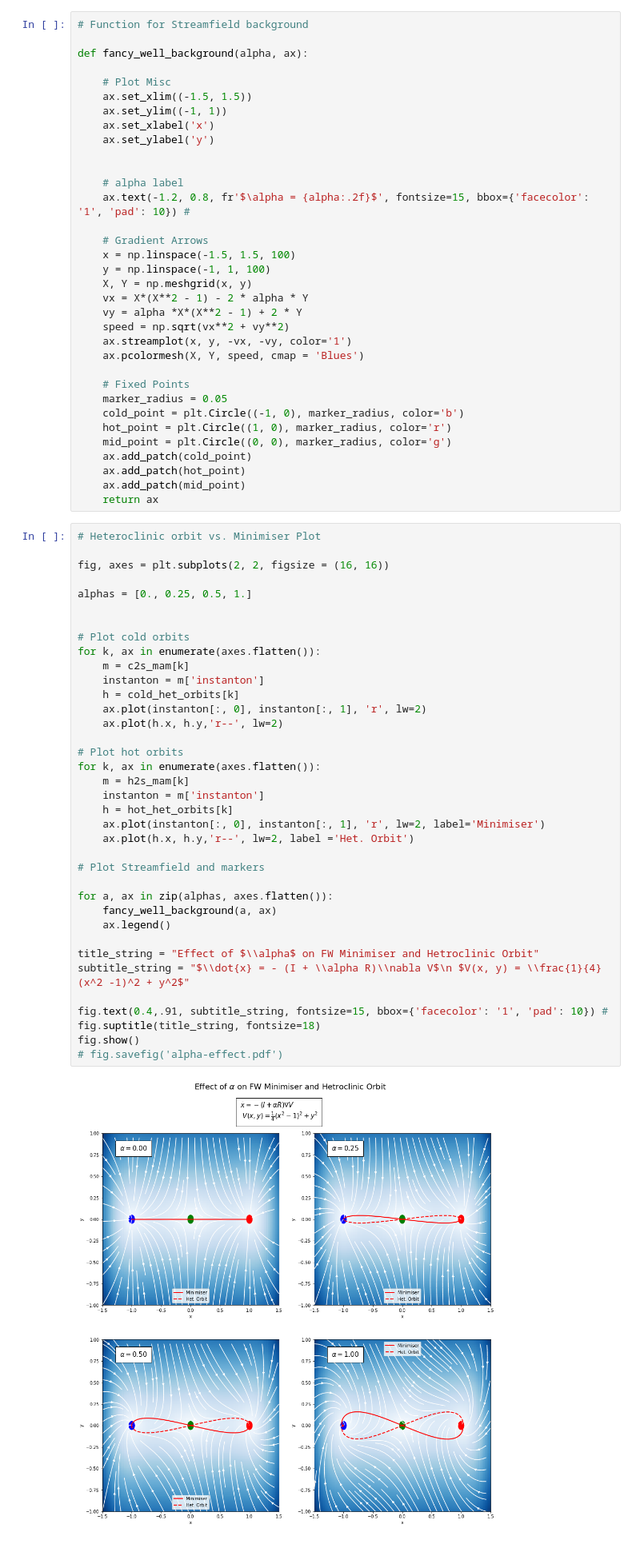
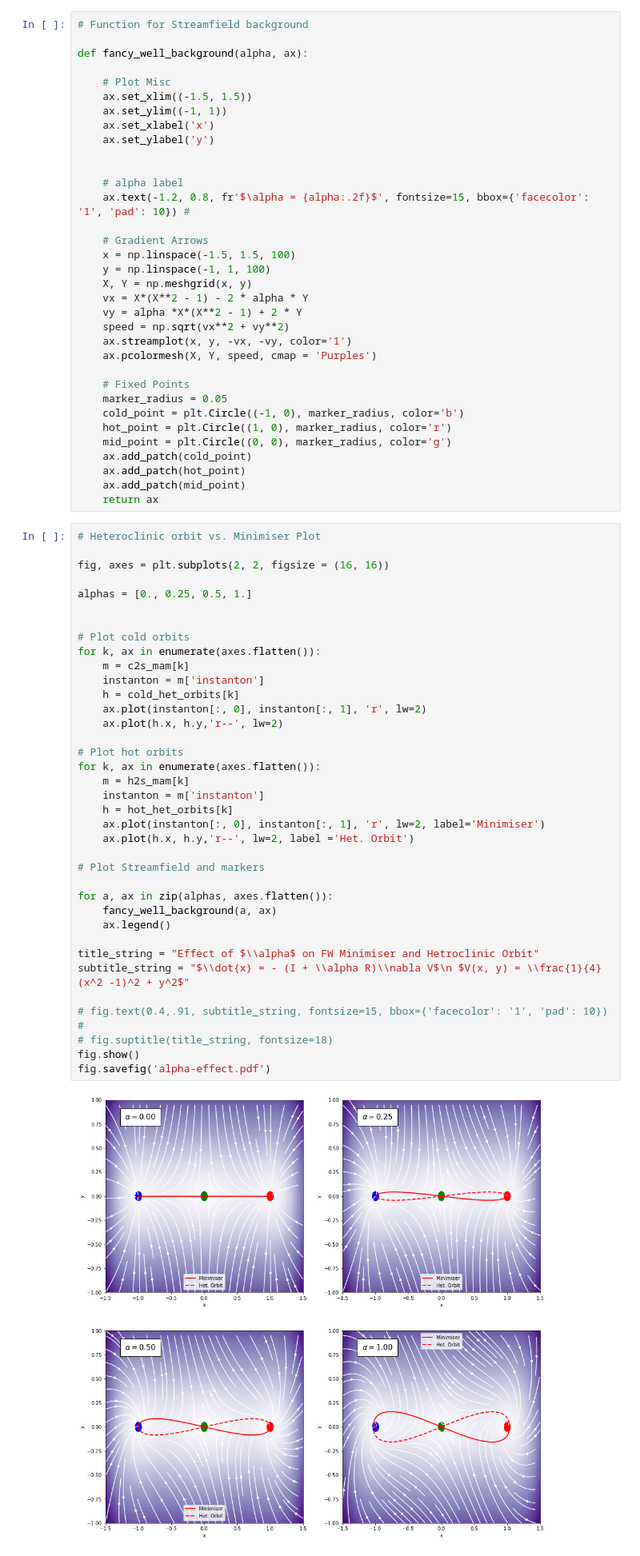
Before and after one commit to CalvinNesbitt/Double-Well-SR, a Jupyter notebook: Minimisation/Figure-8-Plot.ipynb, the cells around one changed output. Shown at 80% size. Cells and saved outputs as stored; diff of their text form.

```diff
--- a/Minimisation/Figure-8-Plot.ipynb
+++ b/Minimisation/Figure-8-Plot.ipynb
@@ -103,7 +103,7 @@ def fancy_well_background(alpha, ax):
     vy = alpha *X*(X**2 - 1) + 2 * Y
     speed = np.sqrt(vx**2 + vy**2)
     ax.streamplot(x, y, -vx, -vy, color='1')
-    ax.pcolormesh(X, Y, speed, cmap = 'Blues')
+    ax.pcolormesh(X, Y, speed, cmap = 'Purples')
 
     # Fixed Points
     marker_radius = 0.05
@@ -122,34 +122,34 @@ fig, axes = plt.subplots(2, 2, figsize = (16, 16))
 alphas = [0., 0.25, 0.5, 1.]
 
 
 # Plot cold orbits
 for k, ax in enumerate(axes.flatten()):
     m = c2s_mam[k]
     instanton = m['instanton']
     h = cold_het_orbits[k]
     ax.plot(instanton[:, 0], instanton[:, 1], 'r', lw=2)
     ax.plot(h.x, h.y,'r--', lw=2)
 
 # Plot hot orbits
 for k, ax in enumerate(axes.flatten()):
     m = h2s_mam[k]
     instanton = m['instanton']
     h = hot_het_orbits[k]
     ax.plot(instanton[:, 0], instanton[:, 1], 'r', lw=2, label='Minimiser')
     ax.plot(h.x, h.y,'r--', lw=2, label ='Het. Orbit')
 
 # Plot Streamfield and markers
 
 for a, ax in zip(alphas, axes.flatten()):
     fancy_well_background(a, ax)
     ax.legend()
 
 title_string = "Effect of $\\alpha$ on FW Minimiser and Hetroclinic Orbit"
 subtitle_string = "$\\dot{x} = - (I + \\alpha R)\\nabla V$\n $V(x, y) = \\frac{1}{4} (x^2 -1)^2 + y^2$"
 
-fig.text(0.4,.91, subtitle_string, fontsize=15, bbox={'facecolor': '1', 'pad': 10}) #
-fig.suptitle(title_string, fontsize=18)
+# fig.text(0.4,.91, subtitle_string, fontsize=15, bbox={'facecolor': '1', 'pad': 10}) #
+# fig.suptitle(title_string, fontsize=18)
 fig.show()
-# fig.savefig('alpha-effect.pdf')
+fig.savefig('alpha-effect.pdf')
 # %% [output]
-[figure, old version]
+[figure, new version]
```
Also changed, not shown: 3 other files.
